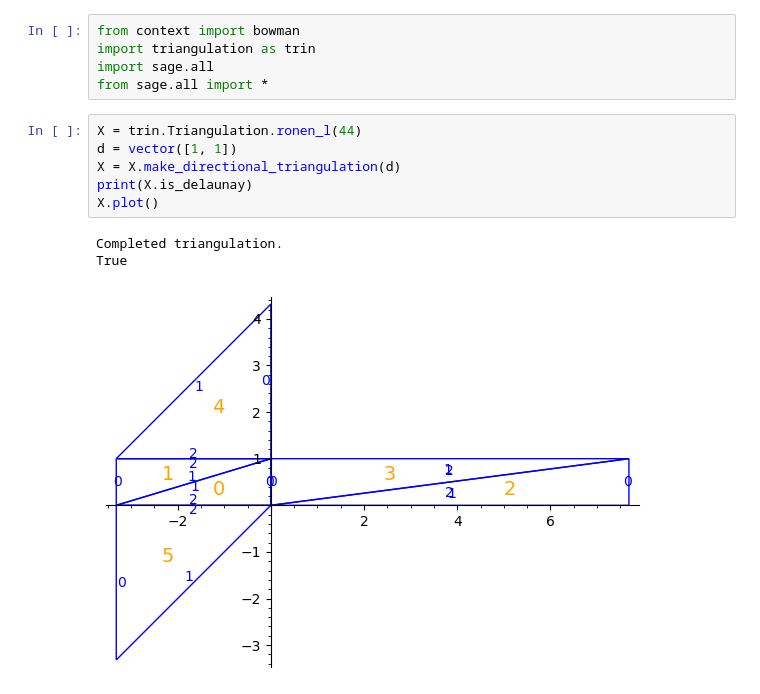
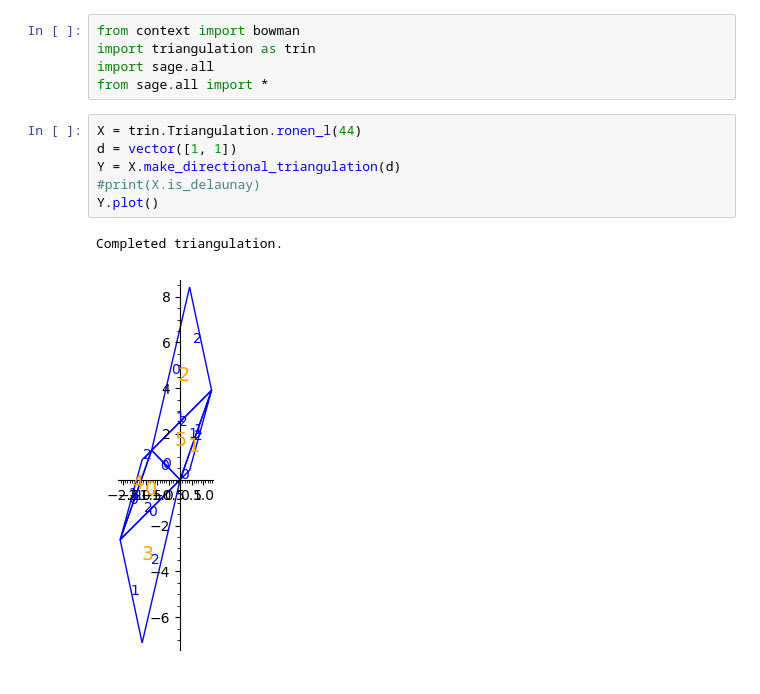
Before and after one commit to sfreedman67/samsurf, a Jupyter notebook: bowman/testing_cyl_ref.ipynb, the cells around one changed output. Drawn from its saved outputs; the diff is of its cells as text.

Commit message:
updated make_directional_triangulation func

```diff
--- a/bowman/testing_cyl_ref.ipynb
+++ b/bowman/testing_cyl_ref.ipynb
@@ -8,13 +8,12 @@ from sage.all import *
 # %%
 X = trin.Triangulation.ronen_l(44)
 d = vector([1, 1])
-X = X.make_directional_triangulation(d)
-print(X.is_delaunay)
-X.plot()
+Y = X.make_directional_triangulation(d)
+#print(X.is_delaunay)
+Y.plot()
 # %% [output]
 Completed triangulation.
-True
-[figure, old version]
+[figure, new version]
 # %%
 X = trin.Triangulation.regular_octagon()
 k = QuadraticField(2)
```
Also changed, not shown: parts of 3 cells of this notebook, 1 other file.
